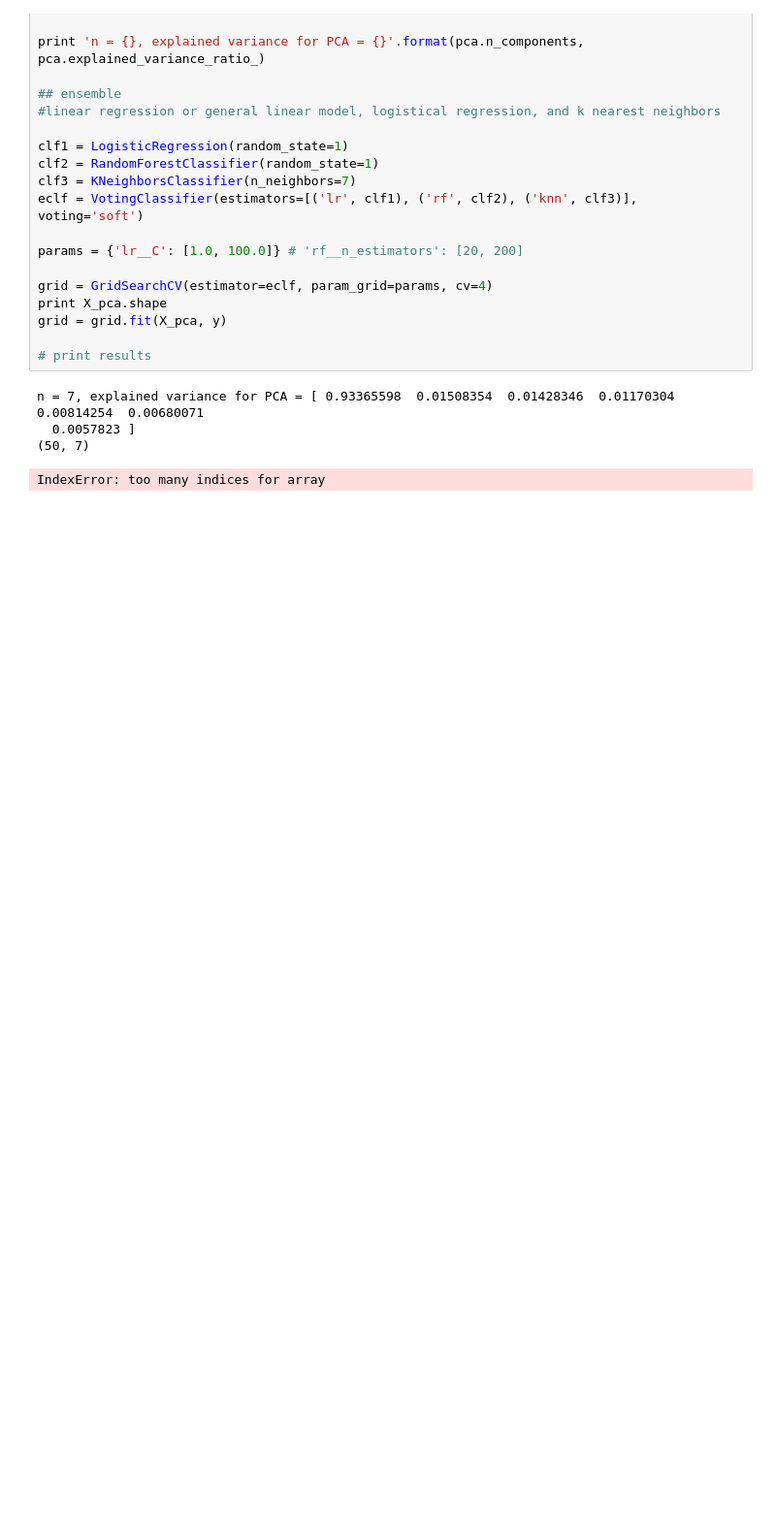
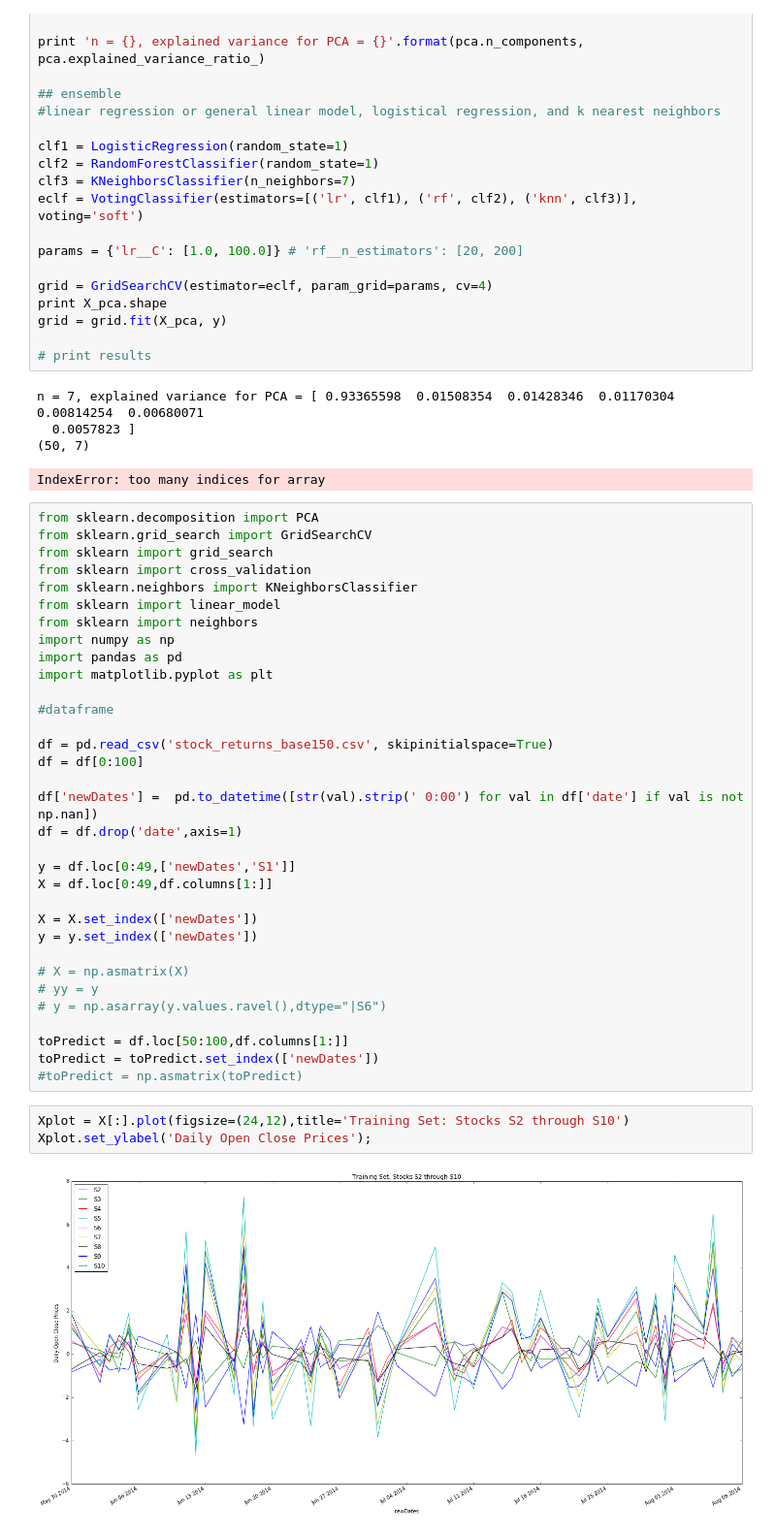
Before and after one commit to dataScientist11/Machine_Learning_stockPrediction, a Jupyter notebook: quant11.ipynb, the cells around one changed output. Shown at 97% size. Drawn from its saved outputs; the diff is of its cells as text; blank space fills up the shorter version.

```diff
--- a/quant11.ipynb
+++ b/quant11.ipynb
@@ -225,3 +337,41 @@ n = 7, explained variance for PCA = [ 0.93365598  0.01508354  0.01428346  0.0117
   0.0057823 ]
 (50, 7)
 IndexError: too many indices for array
+# %%
+from sklearn.decomposition import PCA
+from sklearn.grid_search import GridSearchCV
+from sklearn import grid_search
+from sklearn import cross_validation
+from sklearn.neighbors import KNeighborsClassifier
+from sklearn import linear_model
+from sklearn import neighbors
+import numpy as np
+import pandas as pd
+import matplotlib.pyplot as plt
+
+#dataframe
+
+df = pd.read_csv('stock_returns_base150.csv', skipinitialspace=True)
+df = df[0:100]
+
+df['newDates'] =  pd.to_datetime([str(val).strip(' 0:00') for val in df['date'] if val is not np.nan])
+df = df.drop('date',axis=1)
+
+y = df.loc[0:49,['newDates','S1']]
+X = df.loc[0:49,df.columns[1:]]
+
+X = X.set_index(['newDates'])
+y = y.set_index(['newDates'])
+
+# X = np.asmatrix(X)
+# yy = y
+# y = np.asarray(y.values.ravel(),dtype="|S6")
+
+toPredict = df.loc[50:100,df.columns[1:]]
+toPredict = toPredict.set_index(['newDates'])
+#toPredict = np.asmatrix(toPredict)
+# %%
+Xplot = X[:].plot(figsize=(24,12),title='Training Set: Stocks S2 through S10')
+Xplot.set_ylabel('Daily Open Close Prices');
+# %% [output]
+[figure, added]
```
Also changed, not shown: parts of 14 cells of this notebook, 5 other files.
